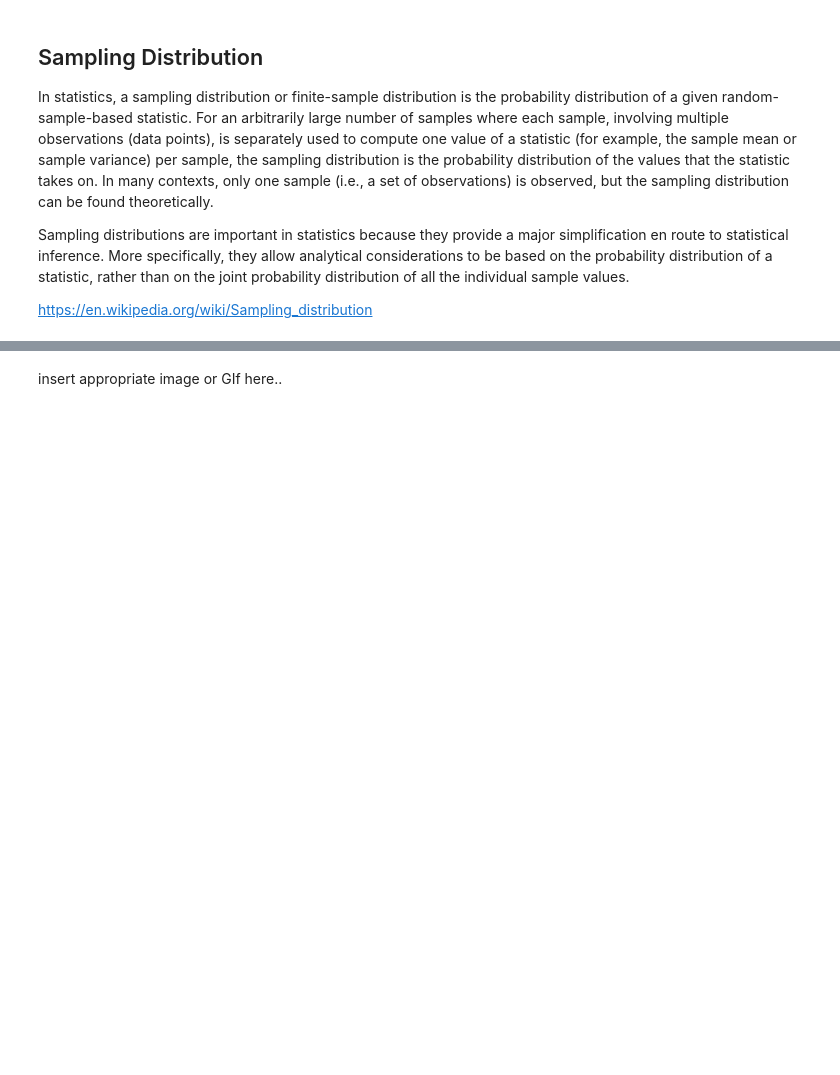
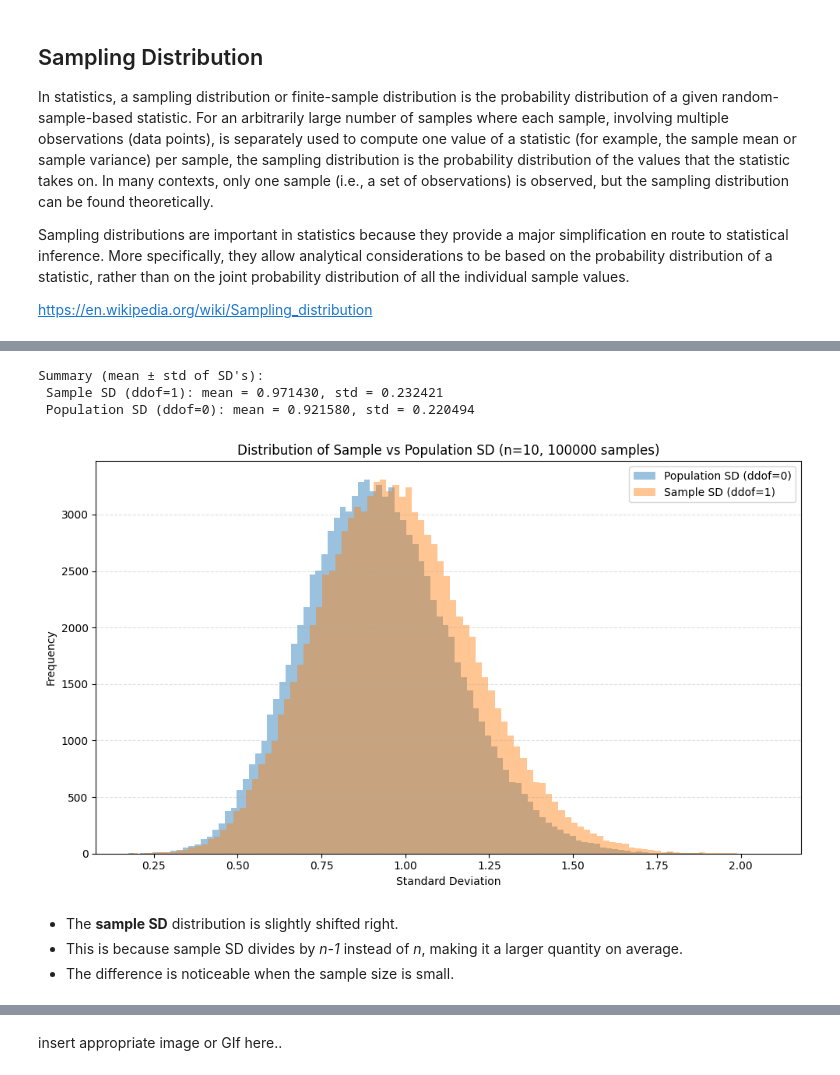
Before and after one commit to GraceMarySmyth/applied-statistics-assessment, a Jupyter notebook: problems.ipynb, the cells around one changed output, grey strips where cells are left out. Cells and saved outputs as stored; diff of their text form; code cells hidden in the pictures; blank space fills up the shorter version.

```diff
--- a/problems.ipynb
+++ b/problems.ipynb
@@ -870,0 +930,12 @@ https://en.wikipedia.org/wiki/Sampling_distribution
+# %%
+# Generate 100,000 samples of size 10 from standard normal distribution
+# https://stats.libretexts.org/Bookshelves/Introductory_Statistics/Introductory_Statistics_(Shafer_and_Zhang)/06%3A_Sampling_Distributions/6.01%3A_The_Mean_and_Standard_Deviation_of_the_Sample_Mean
+n_samples = 100000
+sample_size = 10
+sample = np.random.normal(0, 1, size=(n_samples, sample_size))
+
+# Compute standard deviations
+# samples.std is a function or calculation that finds the sample standard deviation, which measures how spread out a dataset's values are from their average.
+#
+sd_sample = sample.std(axis=1, ddof=1)      # sample SD (unbiased variance estimator)
+sd_population = sample.std(axis=1, ddof=0)  # population SD
@@ -870,0 +976,27 @@ https://en.wikipedia.org/wiki/Sampling_distribution
+# %%
+# Print summary statistics
+print("Summary (mean ± std of SD's):")
+print(f" Sample SD (ddof=1): mean = {sd_sample.mean():.6f}, std = {sd_sample.std(ddof=0):.6f}")
+print(f" Population SD (ddof=0): mean = {sd_population.mean():.6f}, std = {sd_population.std(ddof=0):.6f}")
+# %% [output]
+Summary (mean ± std of SD's):
+ Sample SD (ddof=1): mean = 0.971430, std = 0.232421
+ Population SD (ddof=0): mean = 0.921580, std = 0.220494
+# %%
+# Plot histograms on same axes
+plt.figure(figsize=(10, 6))
+plt.hist(sd_population, bins=100, alpha=0.45, label='Population SD (ddof=0)', density=False)
+plt.hist(sd_sample, bins=100, alpha=0.45, label='Sample SD (ddof=1)', density=False)
+plt.xlabel("Standard Deviation")
+plt.ylabel("Frequency")
+plt.title(f"Distribution of Sample vs Population SD (n={sample_size}, {n_samples} samples)")
+plt.legend()
+plt.grid(axis='y', linestyle='--', alpha=0.4)
+plt.tight_layout()
+plt.show()
+# %% [output]
+[figure, added]
+# %% [markdown]
+- The **sample SD** distribution is slightly shifted right.
+- This is because sample SD divides by *n-1* instead of *n*, making it a larger quantity on average.
+- The difference is noticeable when the sample size is small.
```
Also changed, not shown: parts of 10 cells of this notebook, 1 other file.
